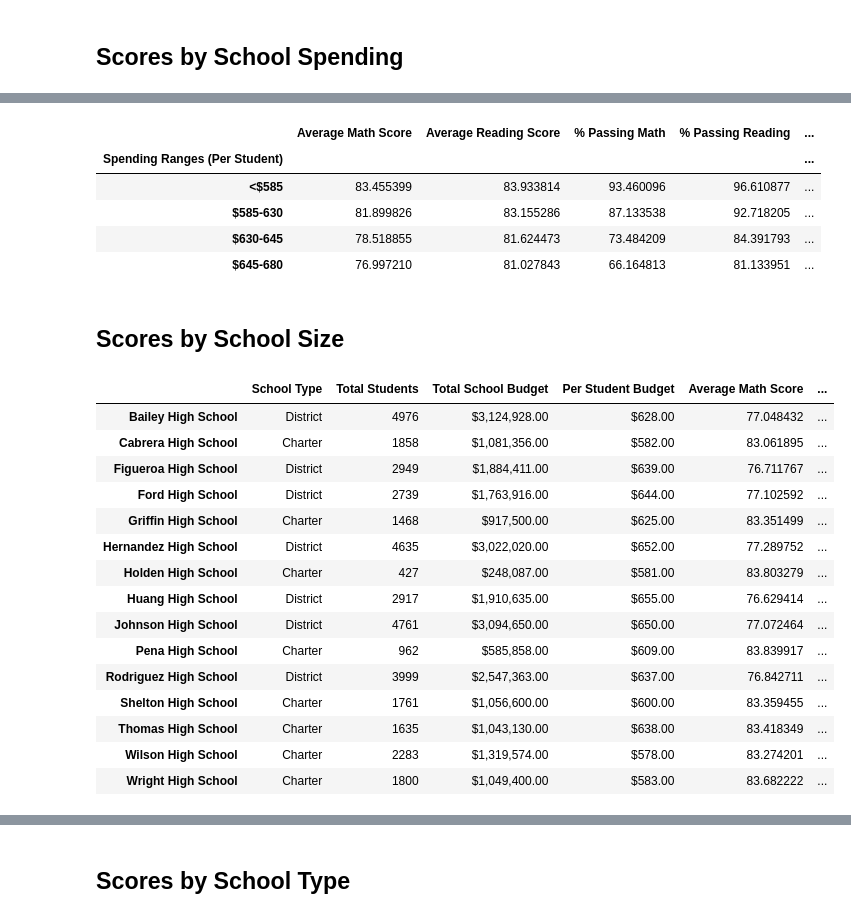
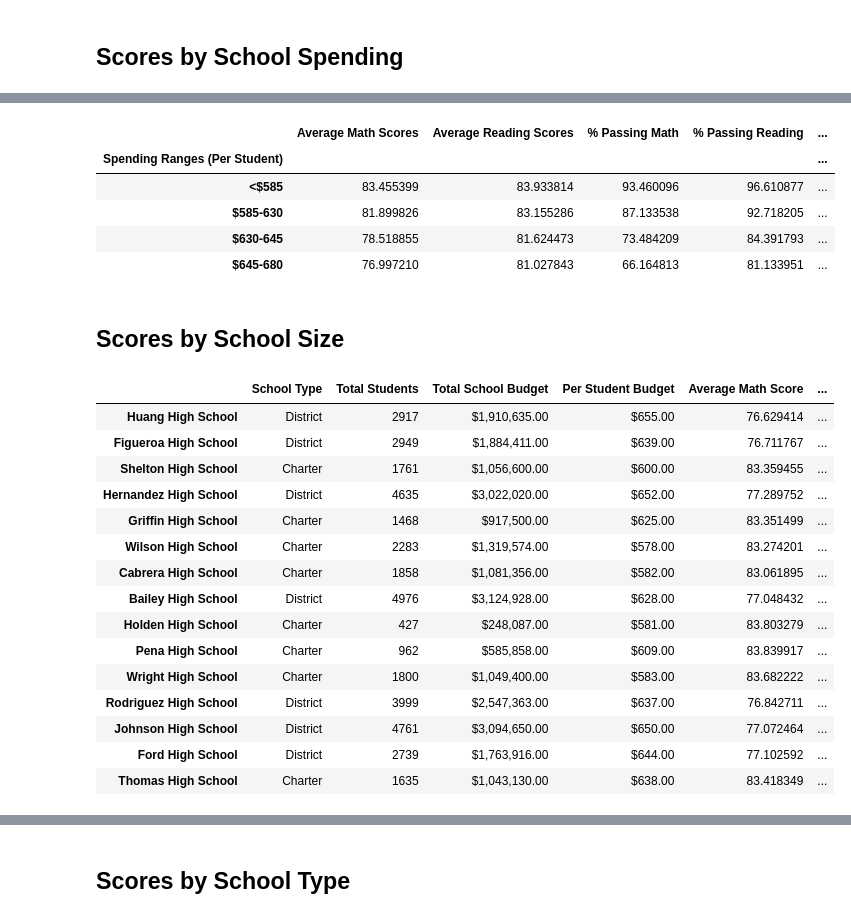
Before and after one commit to aaalicejohnson/pandas, a Jupyter notebook: PyCitySchools/PyCitySchools_starter.ipynb, the cells around one changed output, grey strips where cells are left out. Saved outputs shown, nothing was run; the diff lists cells and outputs as text; code cells hidden in the pictures.

```diff
--- a/PyCitySchools/PyCitySchools_starter.ipynb
+++ b/PyCitySchools/PyCitySchools_starter.ipynb
@@ -160,8 +190,23 @@ passing_math_and_reading = school_data_complete[
 per_school_passing_math = school_passing_math.groupby(["school_name"]).count()["student_name"] / per_school_counts * 100
 per_school_passing_reading = school_passing_reading.groupby(["school_name"]).count()["student_name"] / per_school_counts * 100
 overall_passing_rate = passing_math_and_reading.groupby(["school_name"]).count()["student_name"] / per_school_counts * 100
+
+per_school_passing_math_df = per_school_passing_math.to_frame('% Passing Math').reset_index()
+per_school_passing_reading_df = per_school_passing_reading.to_frame('% Passing Reading').reset_index()
+overall_passing_rate_df = overall_passing_rate.to_frame('% Overall Passing').reset_index()
 # %%
 # Create a DataFrame called `per_school_summary` with columns for the calculations above.
+merge1_df = pd.merge(school_types_df, per_school_counts_df, on='school_name')
+merge2_df = pd.merge(per_school_budget_df, per_school_capita_df, on='school_name')
+merge3_df = pd.merge(per_school_math_df, per_school_reading_df, on="school_name")
+merge4_df = pd.merge(per_school_passing_math_df, per_school_passing_reading_df, on="school_name")
+merge5_df = pd.merge(merge4_df, overall_passing_rate_df, on="school_name")
+
+per_school_merge1_df = pd.merge(merge1_df, merge2_df, on="school_name")
+per_school_merge2_df = pd.merge(merge3_df, merge5_df, on="school_name")
+per_school_summary = pd.merge(per_school_merge1_df, per_school_merge2_df, on="school_name")
+per_school_summary = per_school_summary.set_index('school_name')
+per_school_summary.index.name = None
 
 
 # Formatting
@@ -311,8 +372,11 @@ labels = ["<$585", "$585-630", "$630-645", "$645-680"]
 # %%
 # Create a copy of the school summary since it has the "Per Student Budget"
 school_spending_df = per_school_summary.copy()
+school_spending_df['Per Student Budget'] = school_spending_df['Per Student Budget'].str.replace("$",'').astype(float)
 # %%
 # Use `pd.cut` to categorize spending based on the bins.
-school_spending_df["Spending Ranges (Per Student)"] =
+school_spending_df["Spending Ranges (Per Student)"] = pd.cut(school_spending_df["Per Student Budget"], spending_bins,
+                                                             labels=labels, include_lowest=True)
+school_spending_df
 # %% [output]
 |  | School Type | Total Students | Total School Budget | Per Student Budget | Average Math Score | ... |
@@ -340,12 +404,16 @@ spending_passing_reading = school_spending_df.groupby(["Spending Ranges (Per Stu
 overall_passing_spending = school_spending_df.groupby(["Spending Ranges (Per Student)"]).mean()["% Overall Passing"]
 # %%
 # Assemble into DataFrame
-spending_summary =
+spending_summary = pd.DataFrame({"Average Math Scores": spending_math_scores,
+                    "Average Reading Scores": spending_reading_scores,
+                    "% Passing Math": spending_passing_math,
+                    "% Passing Reading": spending_passing_reading,
+                    "% Overall Passing": overall_passing_spending})
 
 # Display results
 spending_summary
 # %% [output]
-|  | Average Math Score | Average Reading Score | % Passing Math | % Passing Reading | ... |
+|  | Average Math Scores | Average Reading Scores | % Passing Math | % Passing Reading | ... |
 | Spending Ranges (Per Student) |  |  |  |  | ... |
 | <$585 | 83.455399 | 83.933814 | 93.460096 | 96.610877 | ... |
 | $585-630 | 81.899826 | 83.155286 | 87.133538 | 92.718205 | ... |
@@ -360,25 +428,28 @@ labels = ["Small (<1000)", "Medium (1000-2000)", "Large (2000-5000)"]
 # %%
 # Categorize the spending based on the bins
 # Use `pd.cut` on the "Total Students" column of the `per_school_summary` DataFrame.
 
-per_school_summary["School Size"] =
+per_school_summary["School Size"] = pd.cut(school_spending_df["Total Students"], size_bins,
+                                                             labels=labels, include_lowest=True)
+
+per_school_summary
 # %% [output]
 |  | School Type | Total Students | Total School Budget | Per Student Budget | Average Math Score | ... |
+| Huang High School | District | 2917 | $1,910,635.00 | $655.00 | 76.629414 | ... |
+| Figueroa High School | District | 2949 | $1,884,411.00 | $639.00 | 76.711767 | ... |
+| Shelton High School | Charter | 1761 | $1,056,600.00 | $600.00 | 83.359455 | ... |
+| Hernandez High School | District | 4635 | $3,022,020.00 | $652.00 | 77.289752 | ... |
+| Griffin High School | Charter | 1468 | $917,500.00 | $625.00 | 83.351499 | ... |
+| Wilson High School | Charter | 2283 | $1,319,574.00 | $578.00 | 83.274201 | ... |
+| Cabrera High School | Charter | 1858 | $1,081,356.00 | $582.00 | 83.061895 | ... |
 | Bailey High School | District | 4976 | $3,124,928.00 | $628.00 | 77.048432 | ... |
-| Cabrera High School | Charter | 1858 | $1,081,356.00 | $582.00 | 83.061895 | ... |
-| Figueroa High School | District | 2949 | $1,884,411.00 | $639.00 | 76.711767 | ... |
+| Holden High School | Charter | 427 | $248,087.00 | $581.00 | 83.803279 | ... |
+| Pena High School | Charter | 962 | $585,858.00 | $609.00 | 83.839917 | ... |
+| Wright High School | Charter | 1800 | $1,049,400.00 | $583.00 | 83.682222 | ... |
+| Rodriguez High School | District | 3999 | $2,547,363.00 | $637.00 | 76.842711 | ... |
+| Johnson High School | District | 4761 | $3,094,650.00 | $650.00 | 77.072464 | ... |
 | Ford High School | District | 2739 | $1,763,916.00 | $644.00 | 77.102592 | ... |
-| Griffin High School | Charter | 1468 | $917,500.00 | $625.00 | 83.351499 | ... |
-| Hernandez High School | District | 4635 | $3,022,020.00 | $652.00 | 77.289752 | ... |
-| Holden High School | Charter | 427 | $248,087.00 | $581.00 | 83.803279 | ... |
-| Huang High School | District | 2917 | $1,910,635.00 | $655.00 | 76.629414 | ... |
-| Johnson High School | District | 4761 | $3,094,650.00 | $650.00 | 77.072464 | ... |
-| Pena High School | Charter | 962 | $585,858.00 | $609.00 | 83.839917 | ... |
-| Rodriguez High School | District | 3999 | $2,547,363.00 | $637.00 | 76.842711 | ... |
-| Shelton High School | Charter | 1761 | $1,056,600.00 | $600.00 | 83.359455 | ... |
 | Thomas High School | Charter | 1635 | $1,043,130.00 | $638.00 | 83.418349 | ... |
-| Wilson High School | Charter | 2283 | $1,319,574.00 | $578.00 | 83.274201 | ... |
-| Wright High School | Charter | 1800 | $1,049,400.00 | $583.00 | 83.682222 | ... |
 # %%
 # Calculate averages for the desired columns.
 size_math_scores = per_school_summary.groupby(["School Size"]).mean()["Average Math Score"]
```
Also changed, not shown: parts of 19 cells of this notebook, 1 other file.
